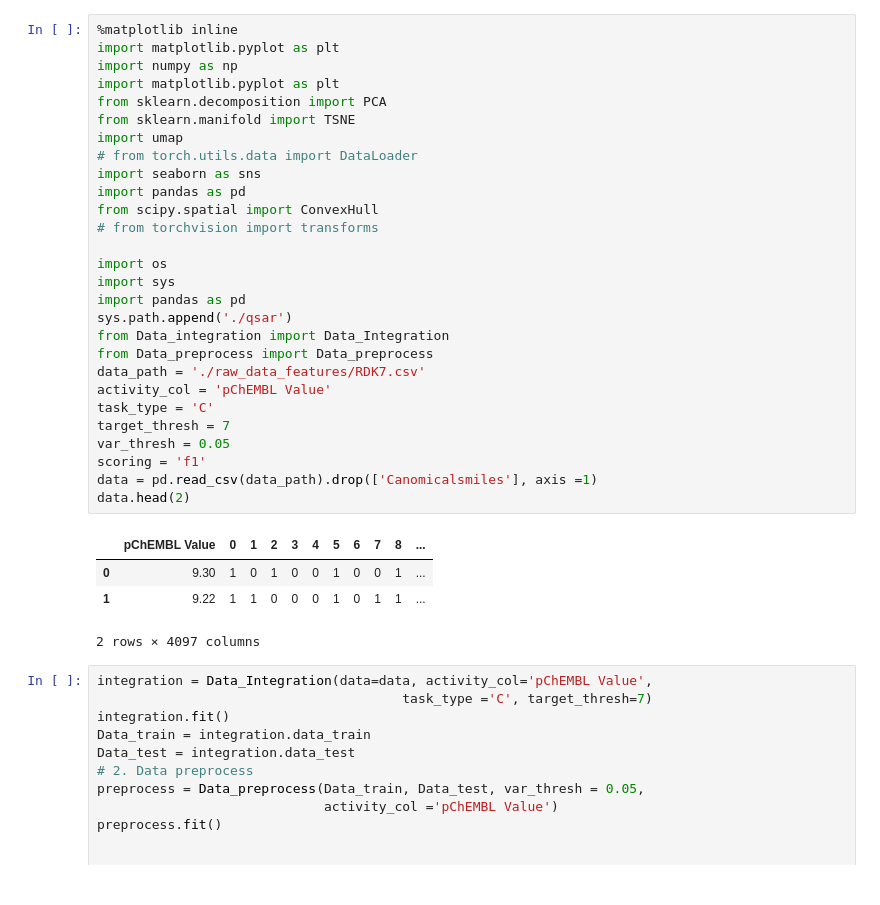
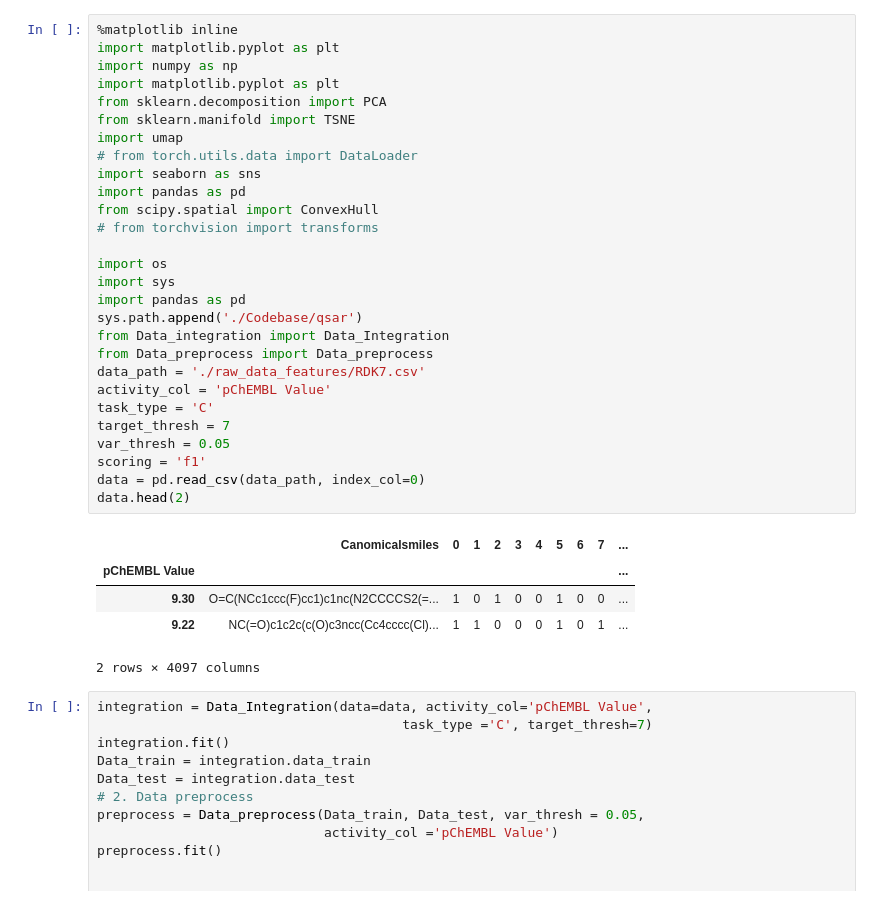
Before and after one commit to Medicine-Artificial-Intelligence/HIV_IN_Classification_ML, a Jupyter notebook: 4. AD_LOF.ipynb, the cells around one changed output. Cells and saved outputs as stored; diff of their text form.

```diff
--- a/4. AD_LOF.ipynb
+++ b/4. AD_LOF.ipynb
@@ -1,35 +1,36 @@
 # %%
 %matplotlib inline
 import matplotlib.pyplot as plt
 import numpy as np
 import matplotlib.pyplot as plt
 from sklearn.decomposition import PCA
 from sklearn.manifold import TSNE
 import umap
 # from torch.utils.data import DataLoader
 import seaborn as sns
 import pandas as pd
 from scipy.spatial import ConvexHull
 # from torchvision import transforms
 
 import os
 import sys
 import pandas as pd
-sys.path.append('./qsar')
+sys.path.append('./Codebase/qsar')
 from Data_integration import Data_Integration
 from Data_preprocess import Data_preprocess
 data_path = './raw_data_features/RDK7.csv'
 activity_col = 'pChEMBL Value'
 task_type = 'C'
 target_thresh = 7
 var_thresh = 0.05
 scoring = 'f1'
-data = pd.read_csv(data_path).drop(['Canomicalsmiles'], axis =1)
+data = pd.read_csv(data_path, index_col=0)
 data.head(2)
 # %% [output]
-|  | pChEMBL Value | 0 | 1 | 2 | 3 | 4 | 5 | 6 | 7 | 8 | ... |
-| 0 | 9.30 | 1 | 0 | 1 | 0 | 0 | 1 | 0 | 0 | 1 | ... |
-| 1 | 9.22 | 1 | 1 | 0 | 0 | 0 | 1 | 0 | 1 | 1 | ... |
+|  | Canomicalsmiles | 0 | 1 | 2 | 3 | 4 | 5 | 6 | 7 | ... |
+| pChEMBL Value |  |  |  |  |  |  |  |  |  | ... |
+| 9.30 | O=C(NCc1ccc(F)cc1)c1nc(N2CCCCS2(=... | 1 | 0 | 1 | 0 | 0 | 1 | 0 | 0 | ... |
+| 9.22 | NC(=O)c1c2c(c(O)c3ncc(Cc4cccc(Cl)... | 1 | 1 | 0 | 0 | 0 | 1 | 0 | 1 | ... |
 2 rows × 4097 columns
 # %%
 integration = Data_Integration(data=data, activity_col='pChEMBL Value',
```
Also changed, not shown: parts of 4 cells of this notebook, 5 other files.
